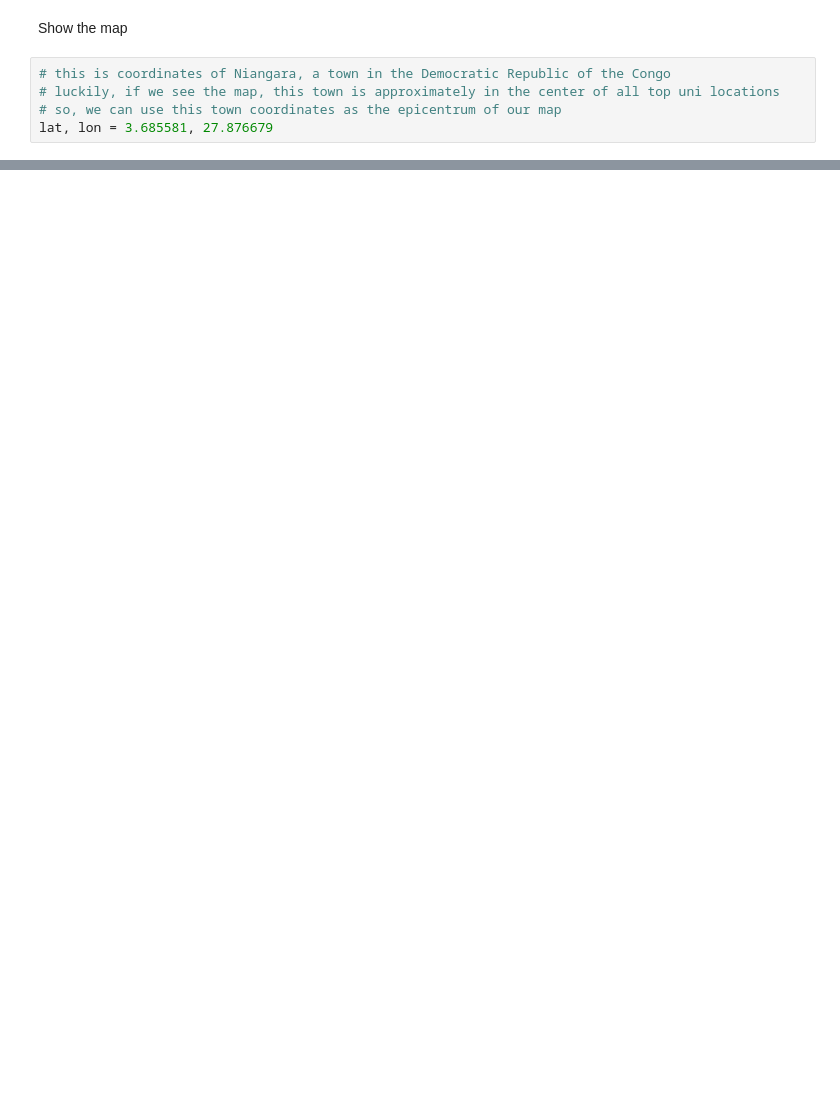
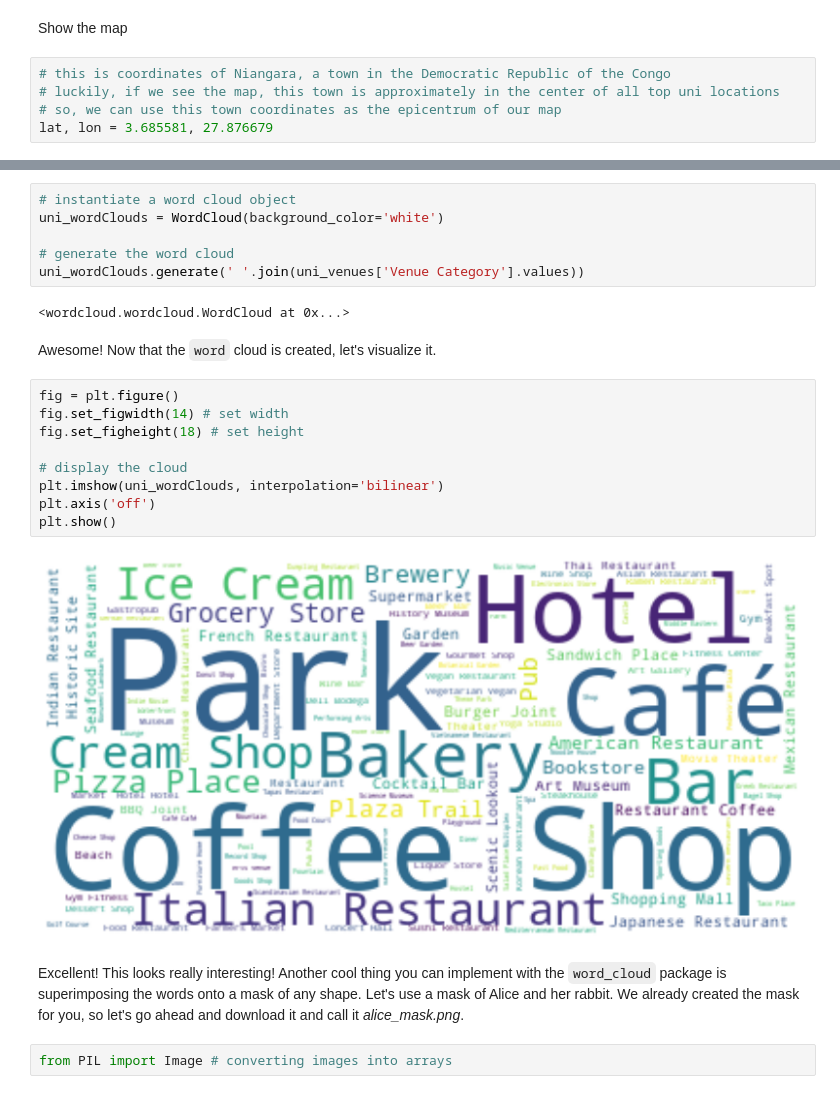
Before and after one commit to utomoreza/Coursera_Capstone, a Jupyter notebook: FinalAssignment-Week2.ipynb, the cells around one changed output, grey strips where cells are left out. Drawn from its saved outputs; the diff is of its cells as text; blank space fills up the shorter version.

```diff
--- a/FinalAssignment-Week2.ipynb
+++ b/FinalAssignment-Week2.ipynb
@@ -318,0 +618,25 @@ mapUni # show the map
+# %%
+# instantiate a word cloud object
+uni_wordClouds = WordCloud(background_color='white')
+
+# generate the word cloud
+uni_wordClouds.generate(' '.join(uni_venues['Venue Category'].values))
+# %% [output]
+<wordcloud.wordcloud.WordCloud at 0x...>
+# %% [markdown]
+Awesome! Now that the `word` cloud is created, let's visualize it.
+# %%
+fig = plt.figure()
+fig.set_figwidth(14) # set width
+fig.set_figheight(18) # set height
+
+# display the cloud
+plt.imshow(uni_wordClouds, interpolation='bilinear')
+plt.axis('off')
+plt.show()
+# %% [output]
+[figure, added]
+# %% [markdown]
+Excellent! This looks really interesting! Another cool thing you can implement with the `word_cloud` package is superimposing the words onto a mask of any shape. Let's use a mask of Alice and her rabbit. We already created the mask for you, so let's go ahead and download it and call it *alice_mask.png*.
+# %%
+from PIL import Image # converting images into arrays
```
Also changed, not shown: parts of 46 cells of this notebook, 8 other files.
